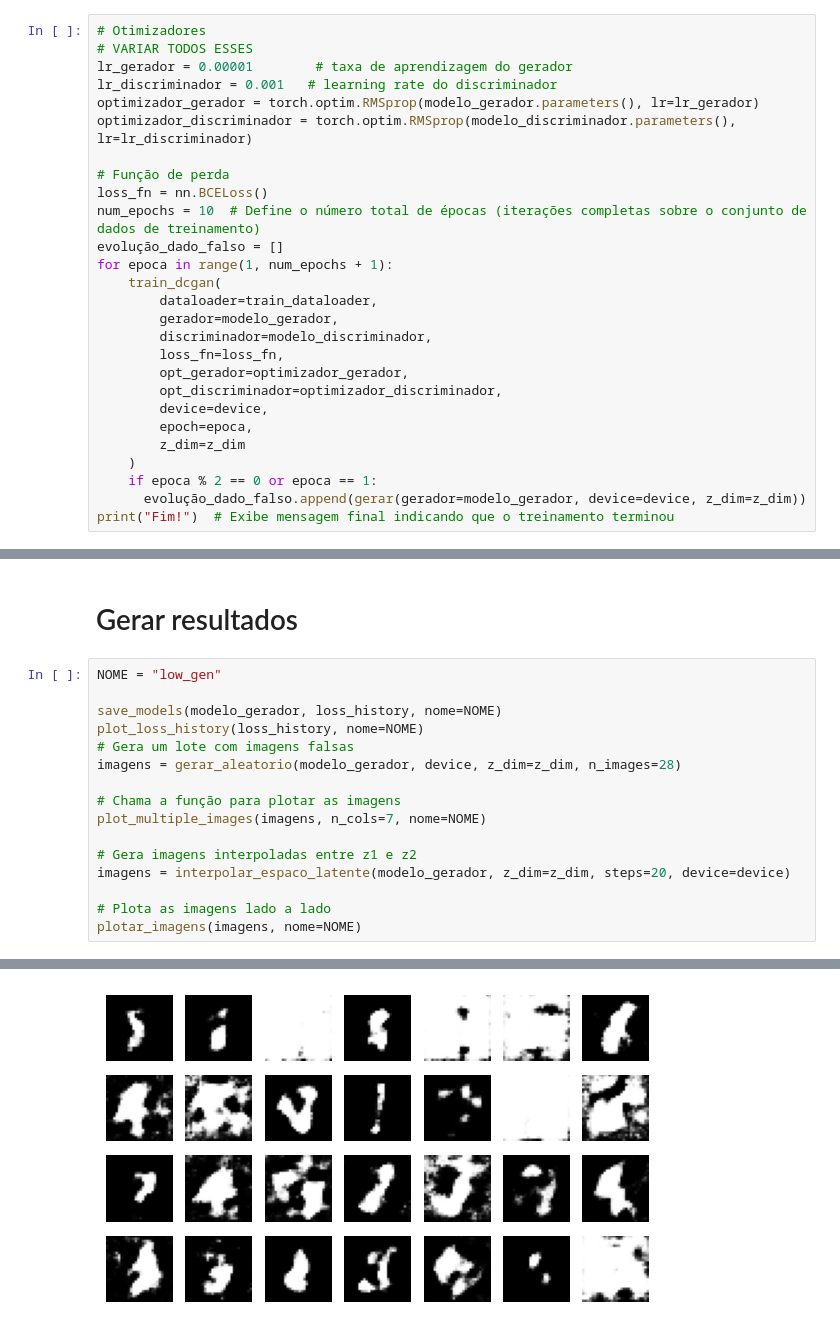
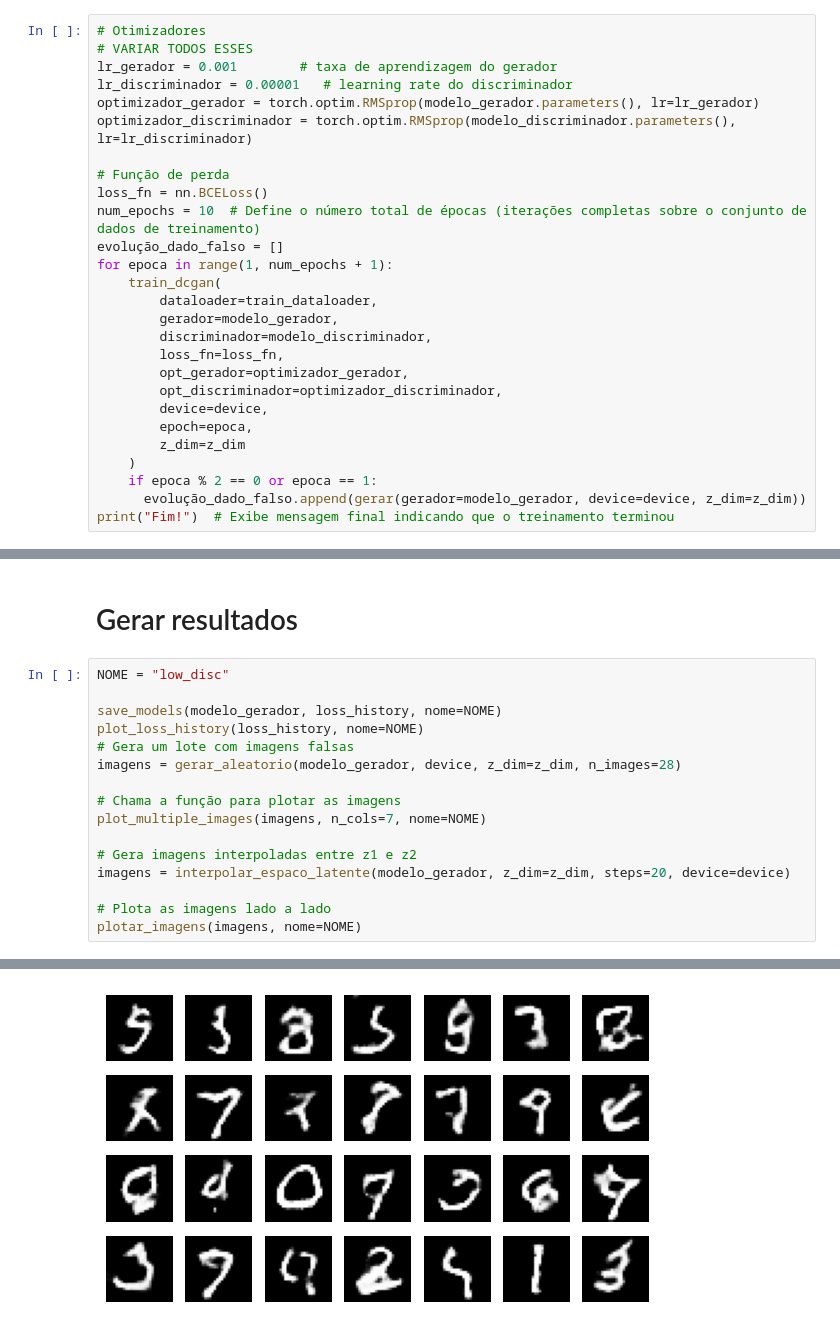
Before and after one commit to davialmeida135/GenAI, a Jupyter notebook: 03 - GAN MNist/tarefa03.ipynb, the cells around one changed output, grey strips where cells are left out. Cells and saved outputs as stored; diff of their text form.

```diff
--- a/03 - GAN MNist/tarefa03.ipynb
+++ b/03 - GAN MNist/tarefa03.ipynb
@@ -237,8 +237,8 @@ Usando cuda.
 # %%
 # Otimizadores
 # VARIAR TODOS ESSES
-lr_gerador = 0.00001        # taxa de aprendizagem do gerador
-lr_discriminador = 0.001   # learning rate do discriminador
+lr_gerador = 0.001        # taxa de aprendizagem do gerador
+lr_discriminador = 0.00001   # learning rate do discriminador
 optimizador_gerador = torch.optim.RMSprop(modelo_gerador.parameters(), lr=lr_gerador)
 optimizador_discriminador = torch.optim.RMSprop(modelo_discriminador.parameters(), lr=lr_discriminador)
 
@@ -366,7 +366,7 @@ def plotar_imagens(imagens, nome= "imagens"):
 # %% [markdown]
 # Gerar resultados
 # %%
-NOME = "low_gen"
+NOME = "low_disc"
 
 save_models(modelo_gerador, loss_history, nome=NOME)
 plot_loss_history(loss_history, nome=NOME)
@@ -386 +386 @@ plotar_imagens(imagens, nome=NOME)
-[figure, old version]
+[figure, new version]
```
Also changed, not shown: parts of 2 cells of this notebook, 5 other files.
